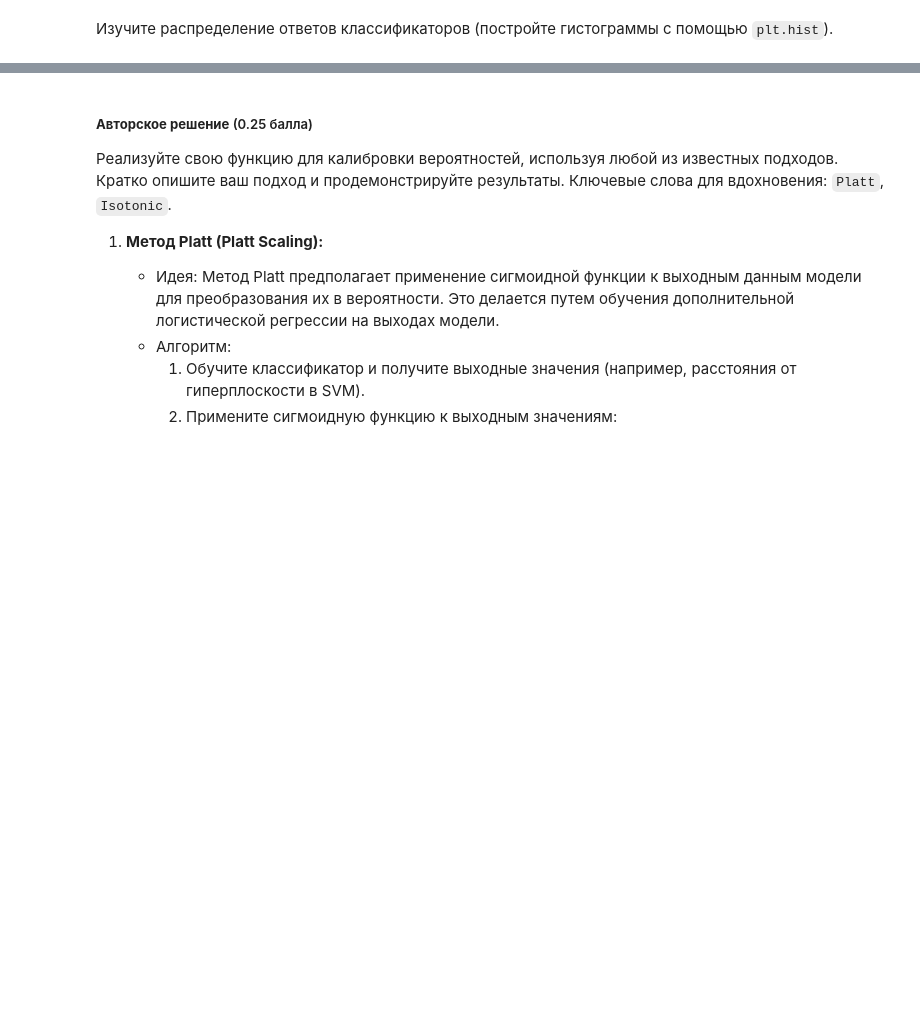
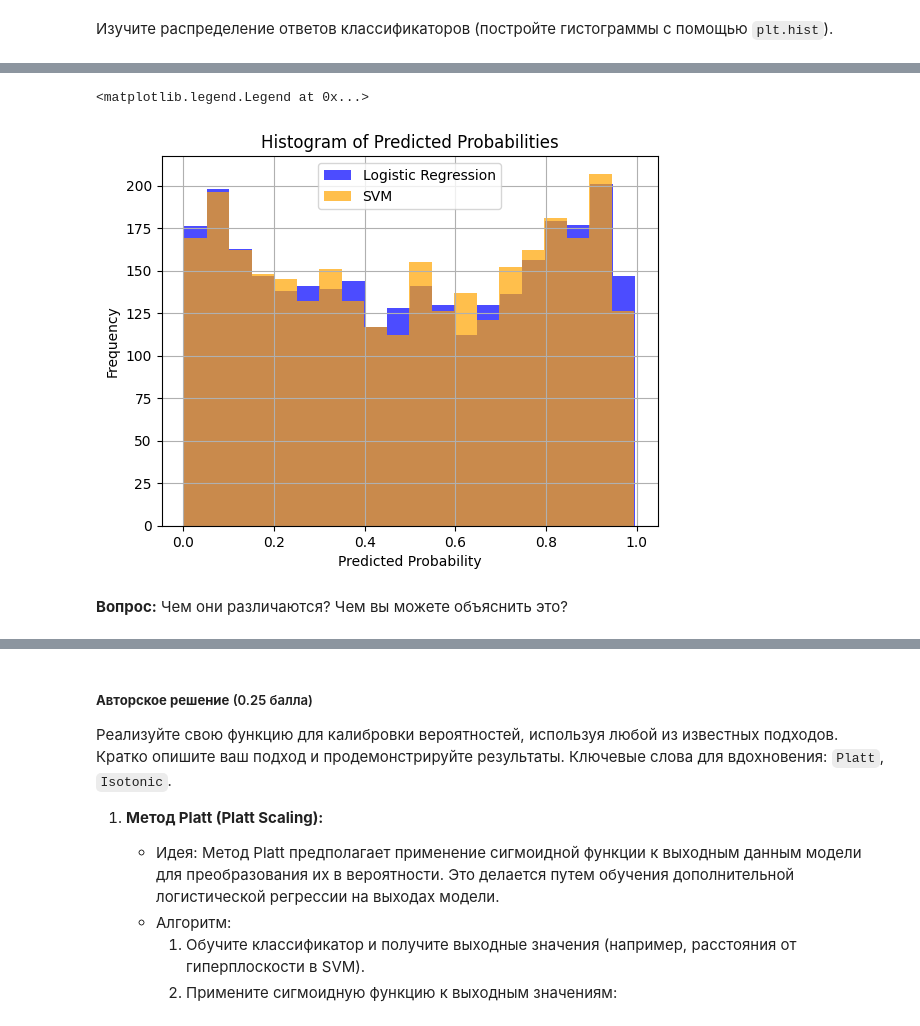
Before and after one commit to KoryakovDmitry/mai-ml-linear-classification-lab5, a Jupyter notebook: ML_MAI_&_SBER_Linear_classification_LAB_5.ipynb, the cells around one changed output, grey strips where cells are left out. Saved outputs shown, nothing was run; the diff lists cells and outputs as text; code cells hidden in the pictures; blank space fills up the shorter version.

```diff
--- a/ML_MAI_&_SBER_Linear_classification_LAB_5.ipynb
+++ b/ML_MAI_&_SBER_Linear_classification_LAB_5.ipynb
@@ -518,0 +584,13 @@ def plot_calibration_curve(y_test, preds):
+# %%
+plt.hist(y_pred_log_reg, bins=20, alpha=0.7, label='Logistic Regression', color='blue')
+plt.hist(y_pred_svm, bins=20, alpha=0.7, label='SVM', color='orange')
+plt.xlabel('Predicted Probability')
+plt.ylabel('Frequency')
+plt.title('Histogram of Predicted Probabilities')
+plt.grid(True)
+plt.legend()
+# %% [output]
+<matplotlib.legend.Legend at 0x...>
+[figure, added]
+# %% [markdown]
+**Вопрос:** Чем они различаются? Чем вы можете объяснить это?
```
Also changed, not shown: parts of 25 cells of this notebook.
